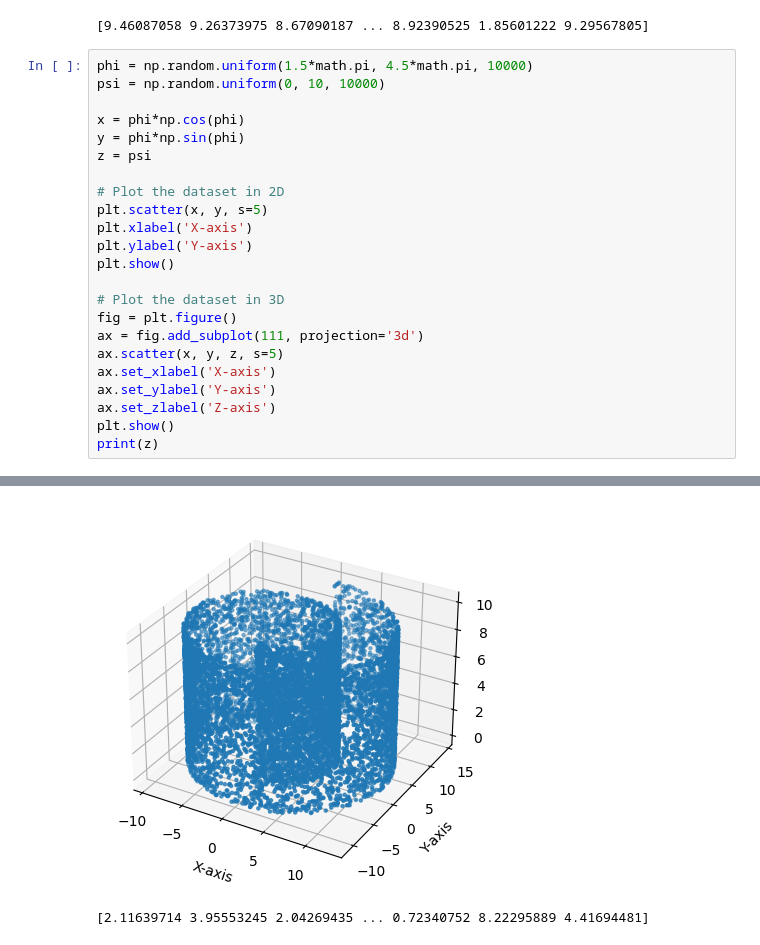
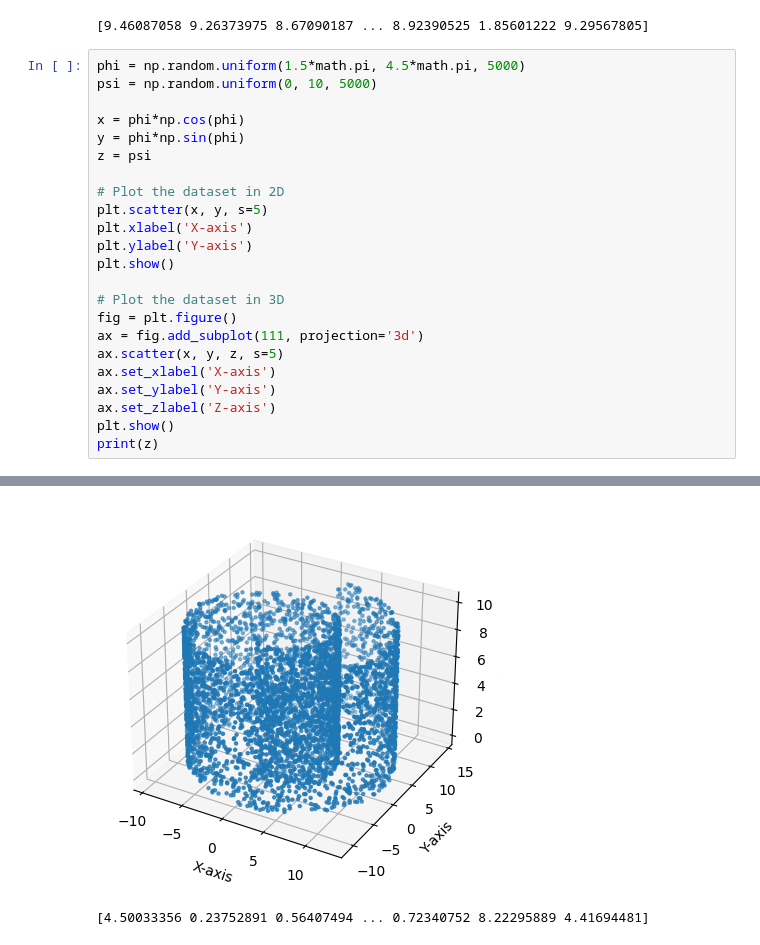
Before and after one commit to alessimichele/Unsupervised-Learning-2023, a Jupyter notebook: my_solution/Lab1.ipynb, the cells around one changed output, grey strips where cells are left out. Drawn from its saved outputs; the diff is of its cells as text.

```diff
--- a/my_solution/Lab1.ipynb
+++ b/my_solution/Lab1.ipynb
@@ -115,29 +115,29 @@ print(z)
 [figure]
 [9.46087058 9.26373975 8.67090187 ... 8.92390525 1.85601222 9.29567805]
 # %%
-phi = np.random.uniform(1.5*math.pi, 4.5*math.pi, 10000)
-psi = np.random.uniform(0, 10, 10000)
+phi = np.random.uniform(1.5*math.pi, 4.5*math.pi, 5000)
+psi = np.random.uniform(0, 10, 5000)
 
 x = phi*np.cos(phi)
 y = phi*np.sin(phi)
 z = psi
 
 # Plot the dataset in 2D
 plt.scatter(x, y, s=5)
 plt.xlabel('X-axis')
 plt.ylabel('Y-axis')
 plt.show()
 
 # Plot the dataset in 3D
 fig = plt.figure()
 ax = fig.add_subplot(111, projection='3d')
 ax.scatter(x, y, z, s=5)
 ax.set_xlabel('X-axis')
 ax.set_ylabel('Y-axis')
 ax.set_zlabel('Z-axis')
 plt.show()
 print(z)
 # %% [output]
 [figure]
-[figure, old version]
+[figure, new version]
-[2.11639714 3.95553245 2.04269435 ... 0.72340752 8.22295889 4.41694481]
+[4.50033356 0.23752891 0.56407494 ... 0.72340752 8.22295889 4.41694481]
```
Also changed, not shown: 1 other file.
